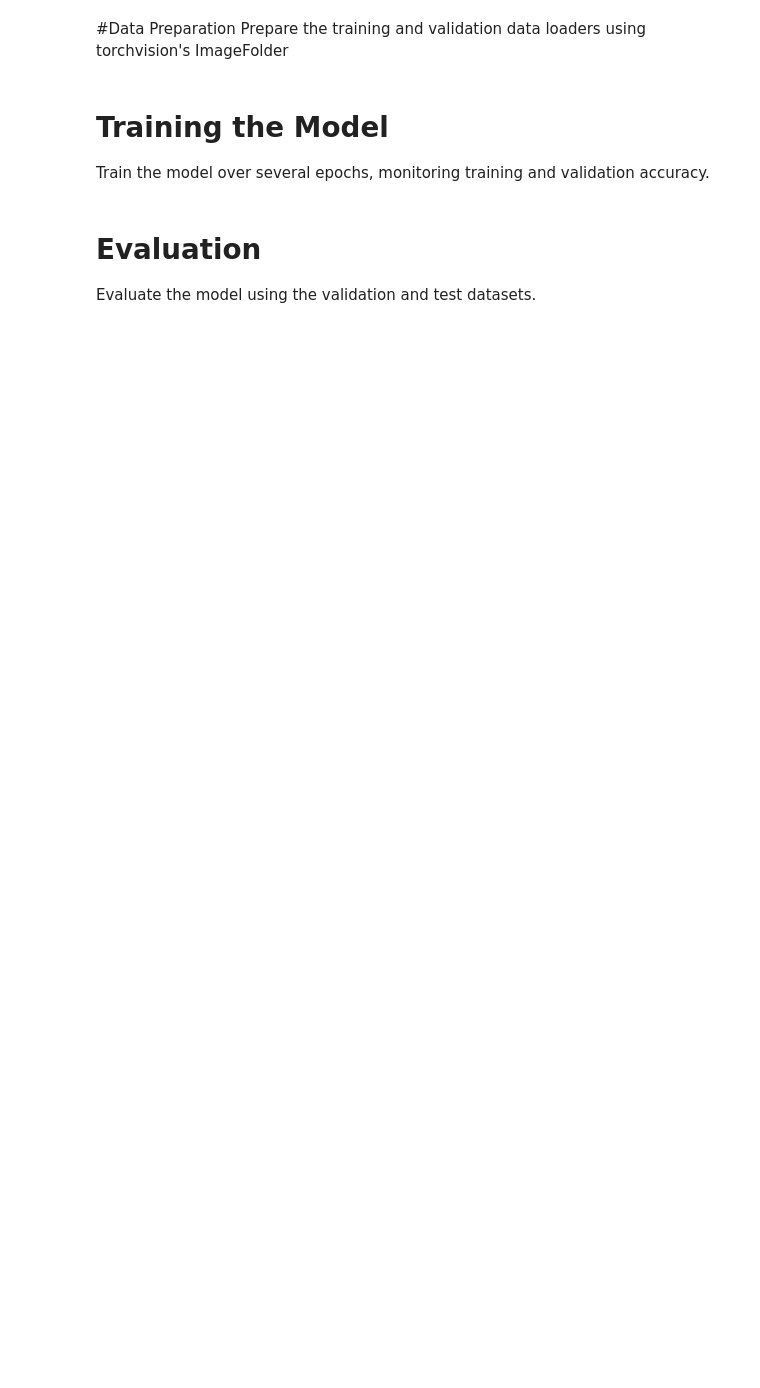
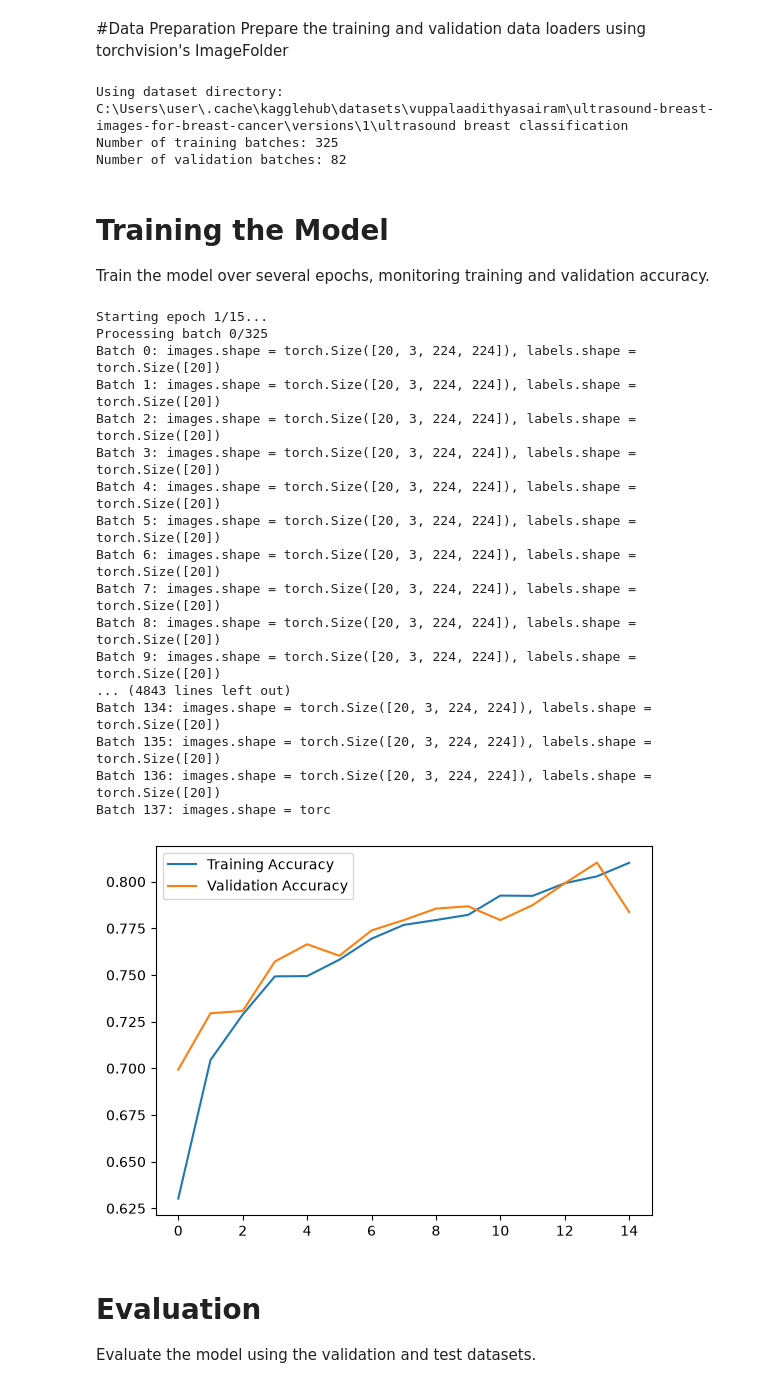
Before and after one commit to raksha05-ui/finalyearProject, a Jupyter notebook: Breast_Cancer_Detection_with_CNN_and_Gradio.ipynb, the cells around one changed output. Cells and saved outputs as stored; diff of their text form; code cells hidden in the pictures; blank space fills up the shorter version.

```diff
--- a/Breast_Cancer_Detection_with_CNN_and_Gradio.ipynb
+++ b/Breast_Cancer_Detection_with_CNN_and_Gradio.ipynb
@@ -24,3 +24,10 @@ First, we need to install Gradio, which will be used to create the web interface
 # %% [markdown]
 # Model Architecture
  The following code defines the architecture of the CNN model used for breast cancer detection.
+# %%
+import kagglehub
+
+# Download latest version
+path = kagglehub.dataset_download("vuppalaadithyasairam/ultrasound-breast-images-for-breast-cancer")
+
+print("Path to dataset files:", path)
@@ -76,7 +85,14 @@ optimizer = optim.SGD(model.parameters(), lr=0.0005)
 #Data Preparation
 Prepare the training and validation data loaders using torchvision's ImageFolder
 # %%
-data_dir = '/content/drive/MyDrive/ultrasound breast classification'
+import os
+
+data_dir = os.path.join(path, "ultrasound breast classification")
+print("Using dataset directory:", data_dir)
+
+if not os.path.exists(data_dir):
+    raise FileNotFoundError(f"Dataset directory not found: {data_dir}")
+
 train_transforms = transforms.Compose([
     transforms.Resize(224),
     transforms.CenterCrop(224),
@@ -92,8 +108,8 @@ test_transforms = transforms.Compose([
     transforms.Normalize((0.5, 0.5, 0.5), (0.5, 0.5, 0.5))
 ])
 
-train_data = datasets.ImageFolder(data_dir + '/train', transform=train_transforms)
-test_data = datasets.ImageFolder(data_dir + '/val', transform=test_transforms)
+train_data = datasets.ImageFolder(os.path.join(data_dir, 'train'), transform=train_transforms)
+test_data = datasets.ImageFolder(os.path.join(data_dir, 'val'), transform=test_transforms)
 
 valid_size = 0.2
 num_train = len(train_data)
@@ -113,12 +129,16 @@ test_loader = torch.utils.data.DataLoader(test_data, batch_size=batch_size, num_
 # Debug: Check data loader
 print("Number of training batches:", len(train_loader))
 print("Number of validation batches:", len(valid_loader))
+# %% [output]
+Using dataset directory: C:\Users\user\.cache\kagglehub\datasets\vuppalaadithyasairam\ultrasound-breast-images-for-breast-cancer\versions\1\ultrasound breast classification
+Number of training batches: 325
+Number of validation batches: 82
 # %% [markdown]
 # Training the Model
 Train the model over several epochs, monitoring training and validation accuracy.
 # %%
-epochs = 200
-valid_loss_min = np.Inf
+epochs = 15
+valid_loss_min = np.inf
 train_accuracy, val_accuracy = [], []
 
 for epoch in range(epochs):
@@ -158,33 +178,52 @@ for epoch in range(epochs):
         for images, labels in valid_loader:
             images, labels = images.to(device), labels.to(device)
             logits = model(images)
             loss = criterion(logits, labels)
             valid_loss += loss.item() * images.size(0)
             ps = torch.exp(logits)
             top_k, top_class = ps.topk(1, dim=1)
             equals = top_class == labels.view(*top_class.shape)
             v_acc += equals.sum().item()
 
     train_loss = train_loss / len(train_loader.sampler)
     valid_loss = valid_loss / len(valid_loader.sampler)
     train_accuracy.append(t_acc / len(train_loader.sampler))
     val_accuracy.append(v_acc / len(valid_loader.sampler))
 
     print(f"Epoch {epoch + 1} - Training Loss: {train_loss:.6f}, Validation Loss: {valid_loss:.6f}")
 
     if valid_loss <= valid_loss_min:
         print(f"Validation loss decreased ({valid_loss_min:.6f} --> {valid_loss:.6f}). Saving model ...")
         torch.save(model.state_dict(), "model_cnn.pt")
         valid_loss_min = valid_loss
 
 # Load the best model
 model.load_state_dict(torch.load("model_cnn.pt"))
 
 # Plot training and validation accuracy
 plt.plot(train_accuracy, label="Training Accuracy")
 plt.plot(val_accuracy, label="Validation Accuracy")
 plt.legend()
 plt.show()
+# %% [output]
+Starting epoch 1/15...
+Processing batch 0/325
+Batch 0: images.shape = torch.Size([20, 3, 224, 224]), labels.shape = torch.Size([20])
+Batch 1: images.shape = torch.Size([20, 3, 224, 224]), labels.shape = torch.Size([20])
+Batch 2: images.shape = torch.Size([20, 3, 224, 224]), labels.shape = torch.Size([20])
+Batch 3: images.shape = torch.Size([20, 3, 224, 224]), labels.shape = torch.Size([20])
+Batch 4: images.shape = torch.Size([20, 3, 224, 224]), labels.shape = torch.Size([20])
+Batch 5: images.shape = torch.Size([20, 3, 224, 224]), labels.shape = torch.Size([20])
+Batch 6: images.shape = torch.Size([20, 3, 224, 224]), labels.shape = torch.Size([20])
+Batch 7: images.shape = torch.Size([20, 3, 224, 224]), labels.shape = torch.Size([20])
+Batch 8: images.shape = torch.Size([20, 3, 224, 224]), labels.shape = torch.Size([20])
+Batch 9: images.shape = torch.Size([20, 3, 224, 224]), labels.shape = torch.Size([20])
+... (4843 lines left out)
+Batch 134: images.shape = torch.Size([20, 3, 224, 224]), labels.shape = torch.Size([20])
+Batch 135: images.shape = torch.Size([20, 3, 224, 224]), labels.shape = torch.Size([20])
+Batch 136: images.shape = torch.Size([20, 3, 224, 224]), labels.shape = torch.Size([20])
+Batch 137: images.shape = torc
+[figure, added]
 # %% [markdown]
 # Evaluation
 Evaluate the model using the validation and test datasets.
```
Also changed, not shown: parts of 3 cells of this notebook.
